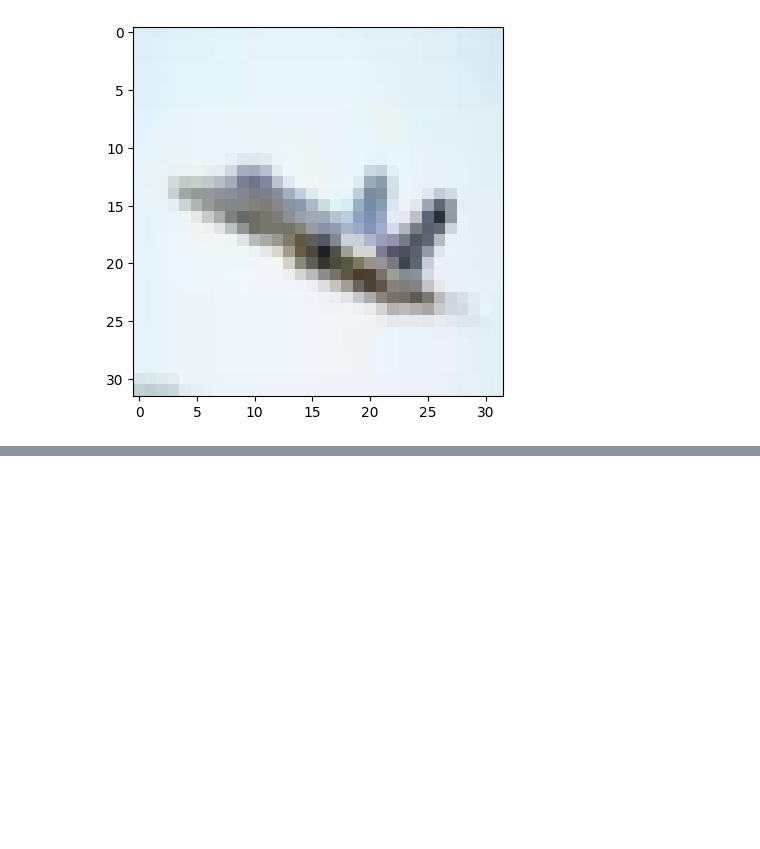
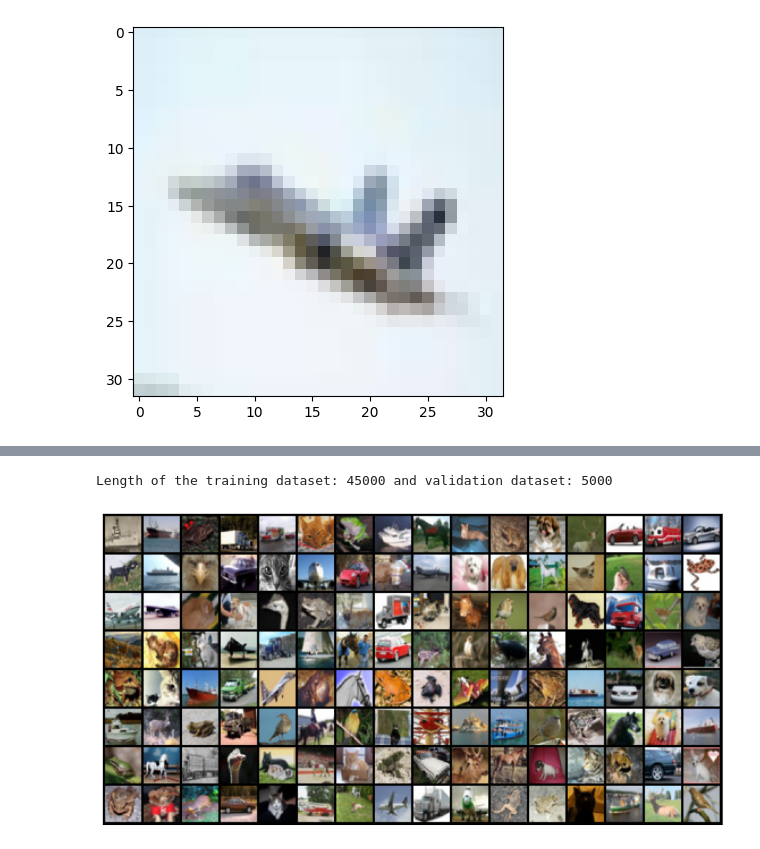
Before and after one commit to RawatRahul14/PyTorch-Guide, a Jupyter notebook: 3. CNN Model/image_classification_using_cnn.ipynb, the cells around one changed output, grey strips where cells are left out. Saved outputs shown, nothing was run; the diff lists cells and outputs as text; code cells hidden in the pictures; blank space fills up the shorter version.

```diff
--- a/3. CNN Model/image_classification_using_cnn.ipynb
+++ b/3. CNN Model/image_classification_using_cnn.ipynb
@@ -110,0 +120,37 @@ Label of the image with the index 0: airplane(0).
+# %%
+# Set the validation size (number of samples in the validation dataset)
+val_size = 5000
+
+# Calculate the size of the training dataset by subtracting the validation size from the total dataset size
+train_size = len(dataset) - val_size
+
+# Split the dataset into training and validation sets using the calculated sizes
+train_ds, val_ds = random_split(dataset, [train_size, val_size])
+print(f"Length of the training dataset: {len(train_ds)} and validation dataset: {len(val_ds)}")
+# %% [output]
+Length of the training dataset: 45000 and validation dataset: 5000
+# %%
+from torch.utils.data import DataLoader
+
+batch_size = 128
+# %%
+train_dl = DataLoader(train_ds, batch_size = batch_size, shuffle = True)
+val_dl = DataLoader(val_ds, batch_size = batch_size * 2)
+# %%
+# Import make_grid from torchvision.utils to create a grid of images
+from torchvision.utils import make_grid
+
+def show_batch(dl):
+    for image, labels in dl:
+        fig, ax = plt.subplots(figsize = (12, 6))
+
+        # Remove the ticks on the x and y axes for a cleaner display
+        ax.set_xticks([]); ax.set_yticks([])
+
+        # Use make_grid to arrange images in a grid format (with 16 images per row)
+        ax.imshow(make_grid(image, nrow = 16).permute(1, 2, 0))
+        break
+# %%
+show_batch(train_dl)
+# %% [output]
+[figure, added]
```
Also changed, not shown: parts of 21 cells of this notebook.
